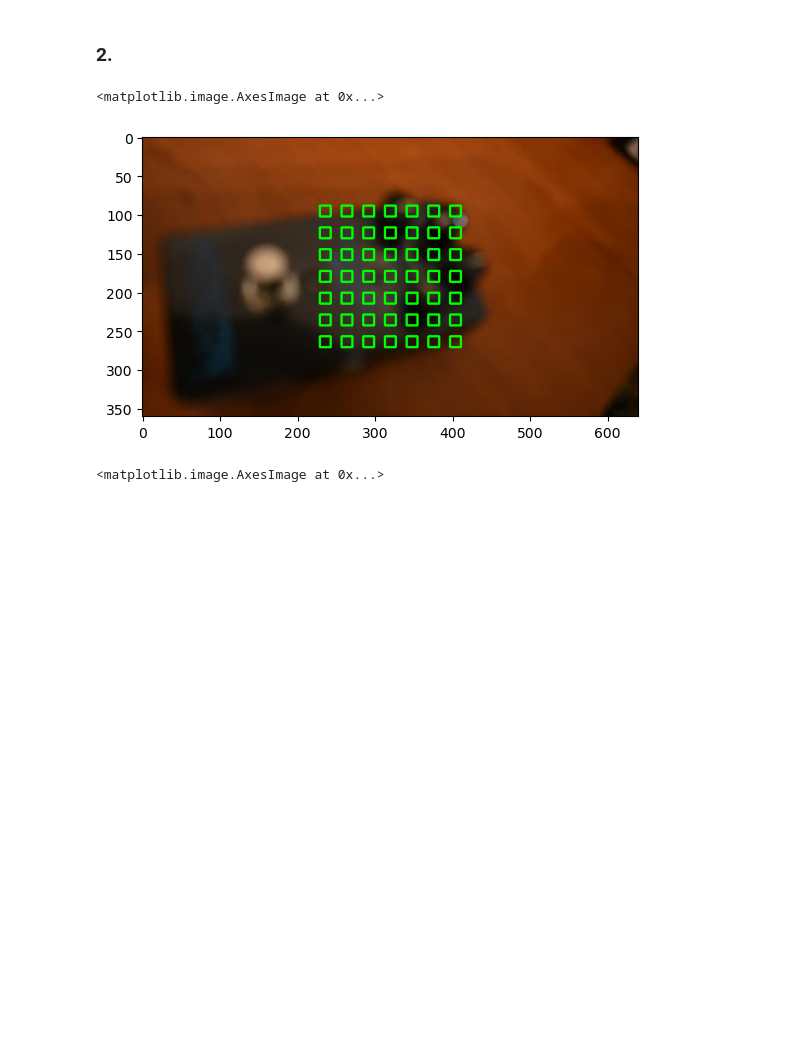
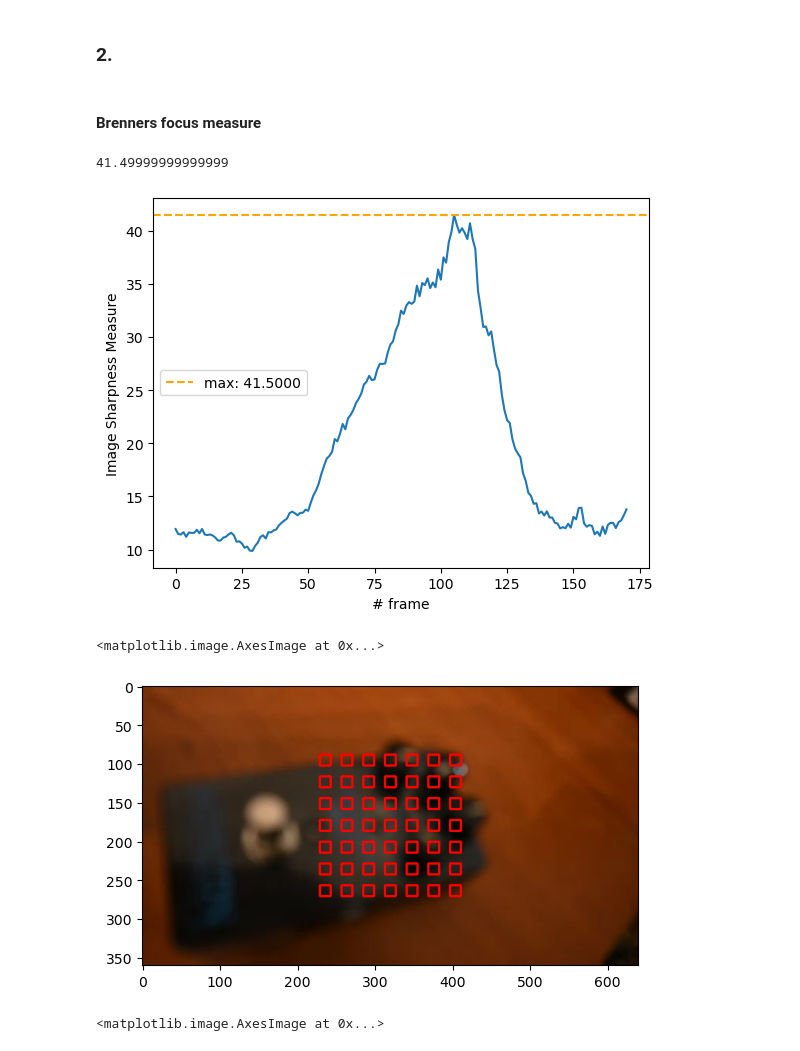
Before and after one commit to gx-ceia-tps/vision-computadora-1-tps, a Jupyter notebook: tp2/tp2.ipynb, the cells around one changed output. Cells and saved outputs as stored; diff of their text form; code cells hidden in the pictures; blank space fills up the shorter version.

Commit message:
se hizo un brenners focus measure y un spacial frecuency measure

```diff
--- a/tp2/tp2.ipynb
+++ b/tp2/tp2.ipynb
@@ -283,3 +283,12 @@ def write_video(filename, rgb_img_list):
 write_video('output_7x7.mp4', focused_imgs_7x7)
 # %% [markdown]
 ### 2.
+# %%
+def group_metric_x(img, points, metric2use):
+    # we might want to group by min, max, mean
+    gray_img = get_gray_img(img)
+    calculations = []
+    for start_point, end_point in points:
+        x1,y1,dx,dy = get_delta_points(start_point,end_point)
+        calculations.append(metric2use(gray_img[y1:y1+dy,x1:x1+dx]))
+    return np.mean(calculations)
@@ -286,7 +315,10 @@ write_video('output_7x7.mp4', focused_imgs_7x7)
+# %% [markdown]
+#### Brenners focus measure
+# %%
+def brenner_focus_measure(gray_img):
+    shifted_img = np.roll(gray_img, 2, axis=1)
+    diff = gray_img - shifted_img
+    brenner_measure = np.sum(diff**2)
+    return brenner_measure / gray_img.size
 # %%
-
-def acmo_focus_measure(gray_img):
-    hist, _ = np.histogram(gray_img, bins=256, range=(0, 255))
-    mean_intensity = np.mean(hist)
-    acmo = np.sum(np.abs(np.arange(256) - mean_intensity) * hist)
-    return acmo / gray_img.size
+metrics_7x7_brenner = [group_metric_x(cv2.imread(frame), points_7x7,brenner_focus_measure) for frame in frame_paths]
@@ -309,7 +325,12 @@ def draw_focus_matrix_2(img, threshold, points):
+# %%
+plot_metric(metrics_7x7_brenner)
+# %% [output]
+41.49999999999999
+[figure, added]
 # %%
-acmo_focus_image = [draw_focus_matrix_2(cv2.cvtColor(cv2.imread(frame), cv2.COLOR_BGR2RGB), 0.7, points_7x7) for frame in frame_paths]
-plt.imshow(acmo_focus_image[0])
+brenner_focus_image = [draw_focus_matrix_x(cv2.cvtColor(cv2.imread(frame), cv2.COLOR_BGR2RGB), 0.7 * np.max(metrics_7x7_brenner), points_7x7,brenner_focus_measure) for frame in frame_paths]
+plt.imshow(brenner_focus_image[0])
 # %% [output]
 <matplotlib.image.AxesImage at 0x...>
-[figure, old version]
+[figure, new version]
 # %%
```
Also changed, not shown: parts of 11 cells of this notebook, 4 other files.
